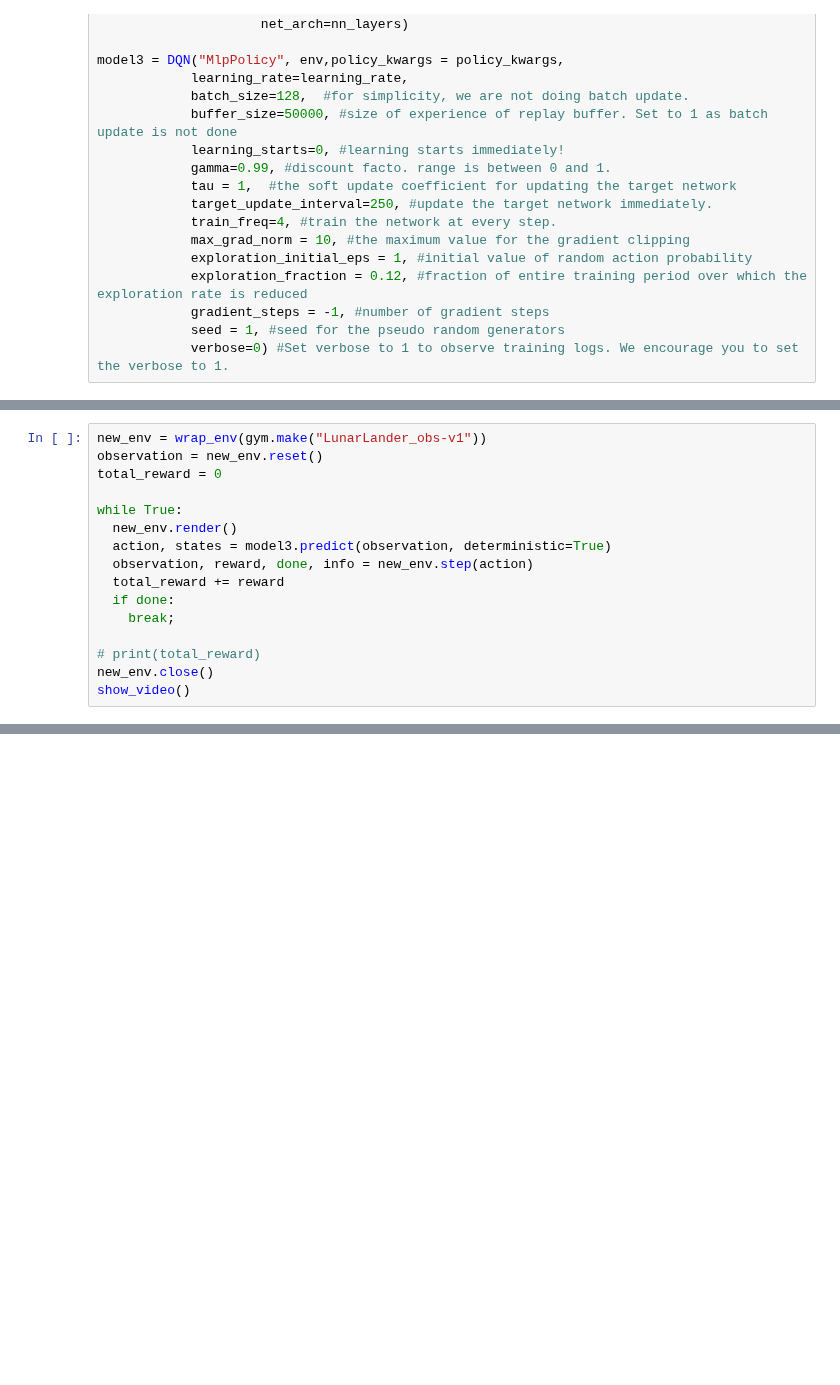
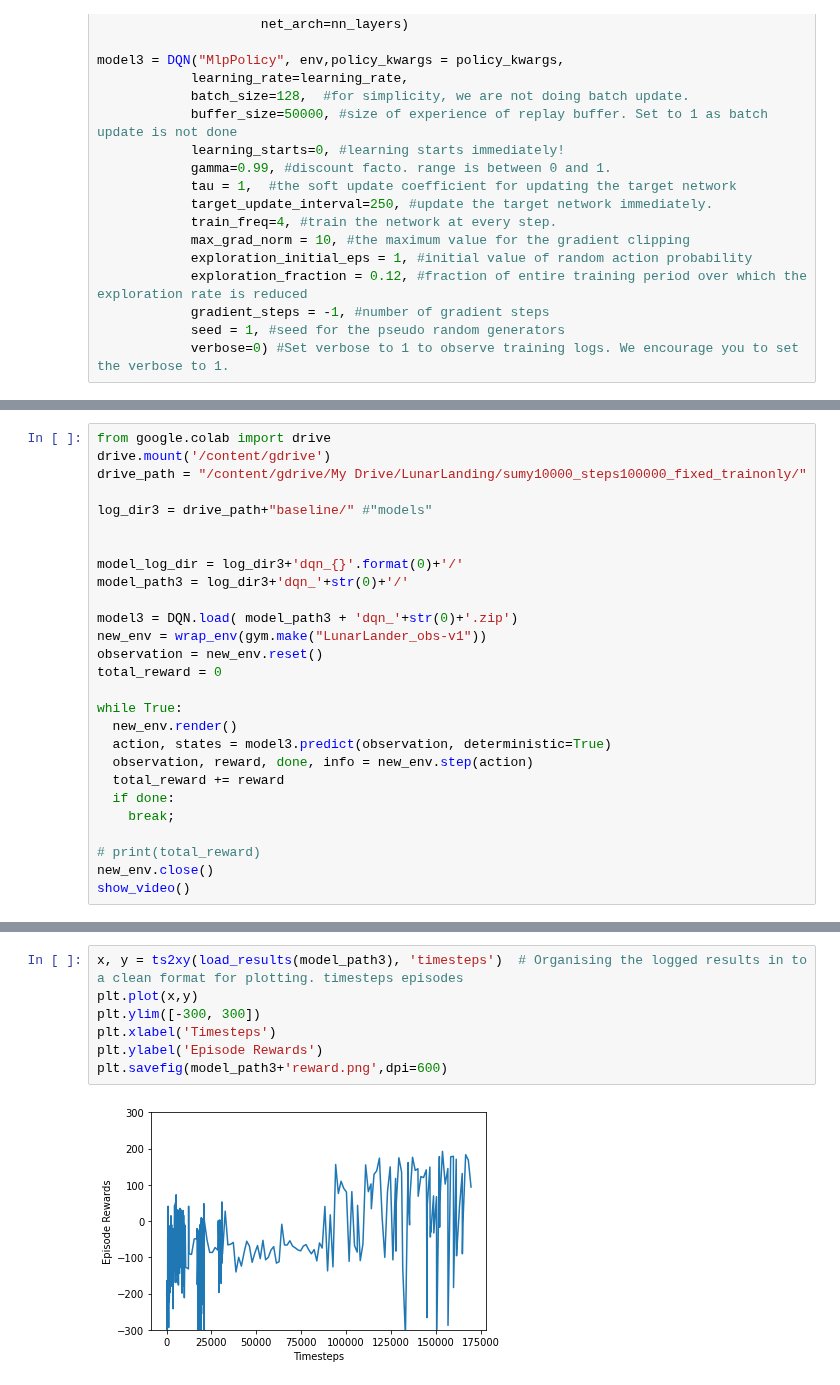
Before and after one commit to carlacodes/atchekegroup1lunarlanding, a Jupyter notebook: FInal Models/Version 1_ParaFromZoo/sumy10000_steps100000_newreward_train.ipynb, the cells around one changed output, grey strips where cells are left out. Saved outputs shown, nothing was run; the diff lists cells and outputs as text; blank space fills up the shorter version.

```diff
--- a/FInal Models/Version 1_ParaFromZoo/sumy10000_steps100000_newreward_train.ipynb
+++ b/FInal Models/Version 1_ParaFromZoo/sumy10000_steps100000_newreward_train.ipynb
@@ -1117,4 +1117,15 @@ Episode length: 1500.00 +/- 0.00
 # %%
+from google.colab import drive
+drive.mount('/content/gdrive')
+drive_path = "/content/gdrive/My Drive/LunarLanding/sumy10000_steps100000_fixed_trainonly/"
+
+log_dir3 = drive_path+"baseline/" #"models"
+
+
+model_log_dir = log_dir3+'dqn_{}'.format(0)+'/'
+model_path3 = log_dir3+'dqn_'+str(0)+'/'
+
+model3 = DQN.load( model_path3 + 'dqn_'+str(0)+'.zip')
 new_env = wrap_env(gym.make("LunarLander_obs-v1"))
 observation = new_env.reset()
 total_reward = 0
@@ -1134 +1146,10 @@ show_video()
 [interactive output not drawn]
+# %%
+x, y = ts2xy(load_results(model_path3), 'timesteps')  # Organising the logged results in to a clean format for plotting. timesteps episodes
+plt.plot(x,y)
+plt.ylim([-300, 300])
+plt.xlabel('Timesteps')
+plt.ylabel('Episode Rewards')
+plt.savefig(model_path3+'reward.png',dpi=600)
+# %% [output]
+[figure, added]
```
Also changed, not shown: parts of 2 cells of this notebook, 2 other files.
